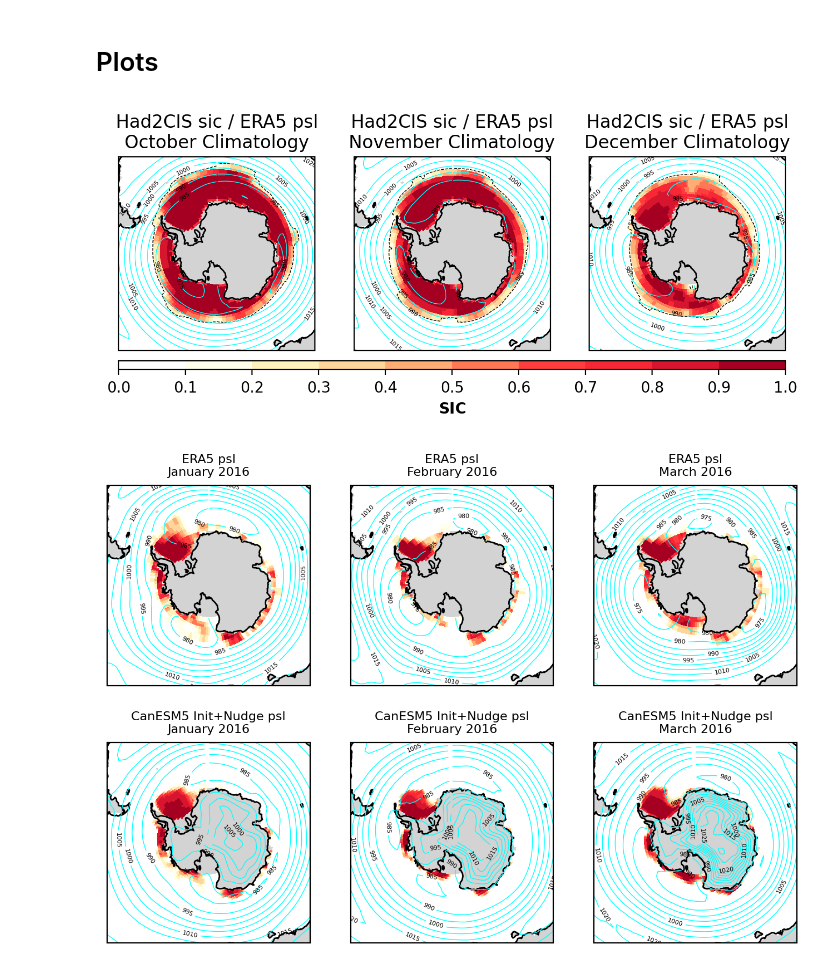
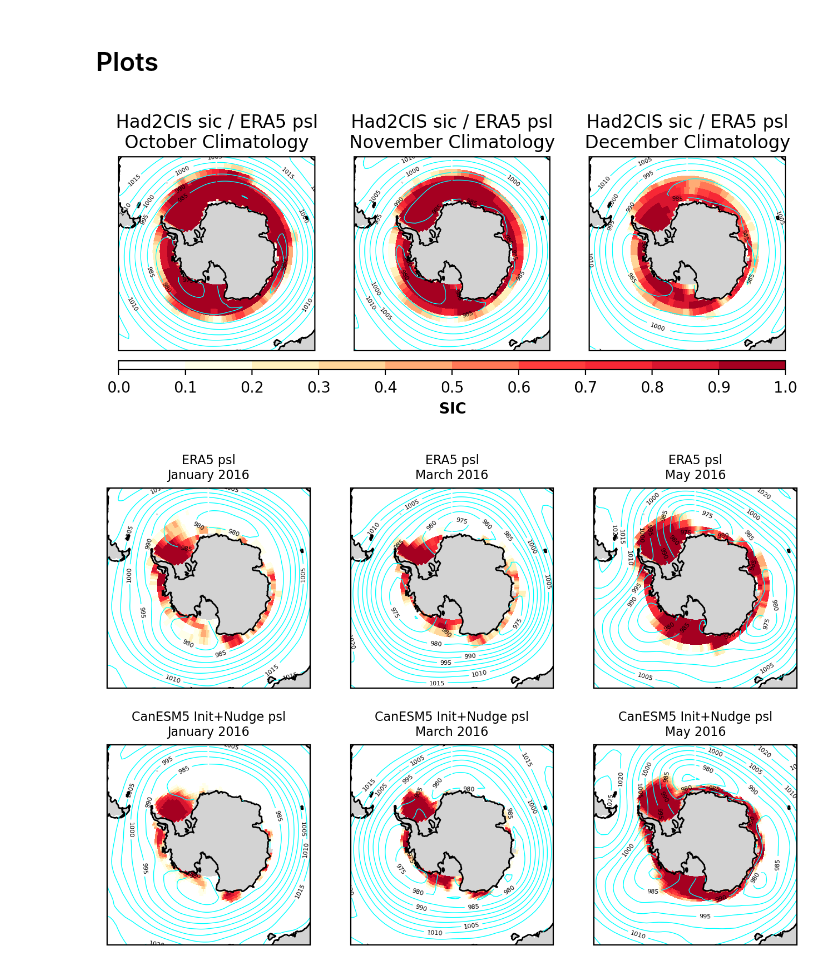
Before and after one commit to bobby-payne/icepack, a Jupyter notebook: Spatial Plots.ipynb, the cells around one changed output. Cells and saved outputs as stored; diff of their text form; code cells hidden in the pictures.

```diff
--- a/Spatial Plots.ipynb
+++ b/Spatial Plots.ipynb
@@ -32,29 +29,21 @@ method = 'mean'
 daterange = (2000,2019) # for calculating anomalies
 daterange_clim = (1992,2015) # for climatologies
 
-mask_path = "../data/mask/landmask_1x1.nc"
-mask = xr.open_dataset(mask_path)
-
-land_mask = cf.NaturalEarthFeature(
-    category='physical',
-    name='land',
-    scale='10m',
-    edgecolor='none',
-    facecolor='black'
-)
+mask = xr.open_dataset("~/sea_ice/data/masks/1x1/land2.nc")
+#mask = mask.where(~np.isnan(mask.mask),other=0)
 # %%
-sic_path = "../data/obs/Had2CIS/sic_1x1/had2cis_1x1_198001_202004_sicn2.nc"
-psl_path = "../data/obs/ERA5/psl_1x1/psl_Amon_ERA5obs_CanESM5grid_197901-201912_1x1.nc"
+sic_path = "~/sea_ice/data/obs/Had2CIS/sic/1x1/td_hadisst2.2_cis_great_cmc_monthly_cdo360x180_195901_202412_sicn.nc"
+psl_path = "~/sea_ice/data/obs/ERA5/psl/1x1/psl_Amon_ERA5_CanESM5grid_197901-201912.nc"
 
 # open data
-sic_Had2CIS = format_time_coord(xr.open_dataset(sic_path),'1980-01','2020-04',freq='M').where(~np.isnan(mask.mask))
+sic_Had2CIS = format_time_coord(xr.open_dataset(sic_path),'1959-01','2024-12',freq='M').where(~np.isnan(mask.mask))
 psl_ERA5 = format_time_coord(xr.open_dataset(psl_path),'1979-01','2019-12',freq='M')
 psl_ERA5['psl'] *= 1e-2     # Convert to hectopascals
 psl_ERA5['psl'] = psl_ERA5['psl'].where(~np.isnan(mask.mask), other=np.nan)
 
 # calculate anomalies
-sic_anom_Had2CIS = remove_trend(sic_Had2CIS,'SICN',method=method,ref_period=daterange)
-sic_clim_Had2CIS = get_climatology(sic_Had2CIS,var='SICN',ref_period=daterange_clim)
+sic_anom_Had2CIS = remove_trend(sic_Had2CIS,'sicn',method=method,ref_period=daterange)
+sic_clim_Had2CIS = get_climatology(sic_Had2CIS,var='sicn',ref_period=daterange_clim)
 psl_anom_ERA5 = remove_trend(psl_ERA5,'psl',method=method,ref_period=daterange)
 psl_clim_ERA5 = get_climatology(psl_ERA5,var='psl',ref_period=daterange_clim)
 # %%
@@ -127,8 +103,8 @@ sic_anom_CanESM5_init = [remove_trend(sic,'SICN',method='mean',ref_period=datera
 # %%
-sic_path_list = [f"../data/model/CanESM5/nudge+init/winds_201601-201612/sic_1x1/siconc_SImon_CanESM5-c3bnw201601e0{e}_dcppA-hindcast_s2015-r{e}i1p2f1_gn_201601-201612.nc" for e in np.arange(1,10)]
-sic_path_list.append("../data/model/CanESM5/nudge+init/winds_201601-201612/sic_1x1/siconc_SImon_CanESM5-c3bnw201601e10_dcppA-hindcast_s2015-r10i1p2f1_gn_201601-201612.nc")
-psl_path_list = [f"../data/model/CanESM5/nudge+init/winds_201601-201612/psl/psl_Amon_CanESM5-c3bnw201601e0{e}_dcppA-hindcast_s2015-r{e}i1p2f1_gn_201601-201612.nc" for e in np.arange(1,10)]
-psl_path_list.append("../data/model/CanESM5/nudge+init/winds_201601-201612/psl/psl_Amon_CanESM5-c3bnw201601e10_dcppA-hindcast_s2015-r10i1p2f1_gn_201601-201612.nc")
+sic_path_list = [f"~/sea_ice/data/model/CanESM5/nudge+init/winds_201601-201612/sic/1x1/siconc_SImon_CanESM5-c3bnw2-201601e0{e}_dcppA-hindcast_s2015-r{e}i1p2f1_gn_201601-201612.nc" for e in np.arange(1,10)]
+sic_path_list.append("~/sea_ice/data/model/CanESM5/nudge+init/winds_201601-201612/sic/1x1/siconc_SImon_CanESM5-c3bnw2-201601e10_dcppA-hindcast_s2015-r10i1p2f1_gn_201601-201612.nc")
+psl_path_list = [f"~/sea_ice/data/model/CanESM5/nudge+init/winds_201601-201612/psl/1x1/psl_Amon_CanESM5-c3bnw2-201601e0{e}_dcppA-hindcast_s2015-r{e}i1p2f1_gn_201601-201612.nc" for e in np.arange(1,10)]
+psl_path_list.append("~/sea_ice/data/model/CanESM5/nudge+init/winds_201601-201612/psl/1x1/psl_Amon_CanESM5-c3bnw2-201601e10_dcppA-hindcast_s2015-r10i1p2f1_gn_201601-201612.nc")
 
 # open data, each file corresponding to one ENSEMBLE
 print("Opening data")
@@ -136,7 +112,7 @@ sic_CanESM5_wn2016_init = []
 psl_CanESM5_wn2016_init = []
 for i,path in enumerate(sic_path_list):
     sic = format_time_coord(xr.open_dataset(path),'2016-01','2016-12',freq='M').drop_dims('bnds')
-    psl = format_time_coord(xr.open_dataset(psl_path_list[i]),'2016-01','2016-12',freq='M').drop_dims('bnds')
+    psl = format_time_coord(xr.open_dataset(psl_path_list[i]),'2016-01','2016-12',freq='M').drop_dims('bnds').where(~np.isnan(mask.mask))
     sic_CanESM5_wn2016_init.append(sic)
     psl_CanESM5_wn2016_init.append(psl)
 
@@ -156,7 +132,7 @@ for i in np.arange(3):
     month = i + 10
 
     sic_plot = add_sic(ax[i], sic_clim_Had2CIS, anom=False, month=month, year=None)
-    iceedge_plot = add_ice_edge(ax[i], sic_clim_Had2CIS, month=month)
+    #iceedge_plot = add_ice_edge(ax[i], sic_clim_Had2CIS, month=month)
     add_psl(ax[i], psl_clim_ERA5, month=month)
 
     set_extent(ax[i])
@@ -169,28 +145,26 @@ cbar = plt.colorbar(sic_plot,ax=ax,aspect=75,shrink=1,ticks=cticks,location='bot
 
 plt.show()
 # %% [output]
-[figure, old version]
+[figure, new version]
 # %%
 fig, ax = plt.subplots(ncols=3,nrows=2,figsize=(8,5.5),facecolor='white',dpi=200,subplot_kw={'projection':ccrs.Orthographic(central_latitude=-90., central_longitude=0.0)})
 
 for i in np.arange(3): # month
     for j in np.arange(2): # ERA5 or simulation
-        month = 1*i + 1 # start in january
+        month = 2*i + 1 # start in january
 
         set_extent(ax[j][i])
         ax[j][i].coastlines()
 
         if j == 0:
             add_psl(ax[j][i], psl_ERA5, month=month, year=2016)
             add_sic(ax[j][i], sic_Had2CIS, anom=False, month=month, year=2016)
             ax[j][i].set_title(f"ERA5 psl\n{monthdict[month]} 2016", size=8)
         elif j == 1:
             add_psl(ax[j][i], psl_CanESM5_wn2016_init, month=month, year=2016)
             add_sic(ax[j][i], sic_CanESM5_wn2016_init, anom=False, month=month, year=2016)
             ax[j][i].set_title(f"CanESM5 Init+Nudge psl\n{monthdict[month]} 2016", size=8)
 
-        ax[j][i].add_feature(land_mask, zorder=0)
-
 plt.show()
 # %% [output]
-[figure, old version]
+[figure, new version]
```
Also changed, not shown: parts of 4 cells of this notebook, 1 other file.
